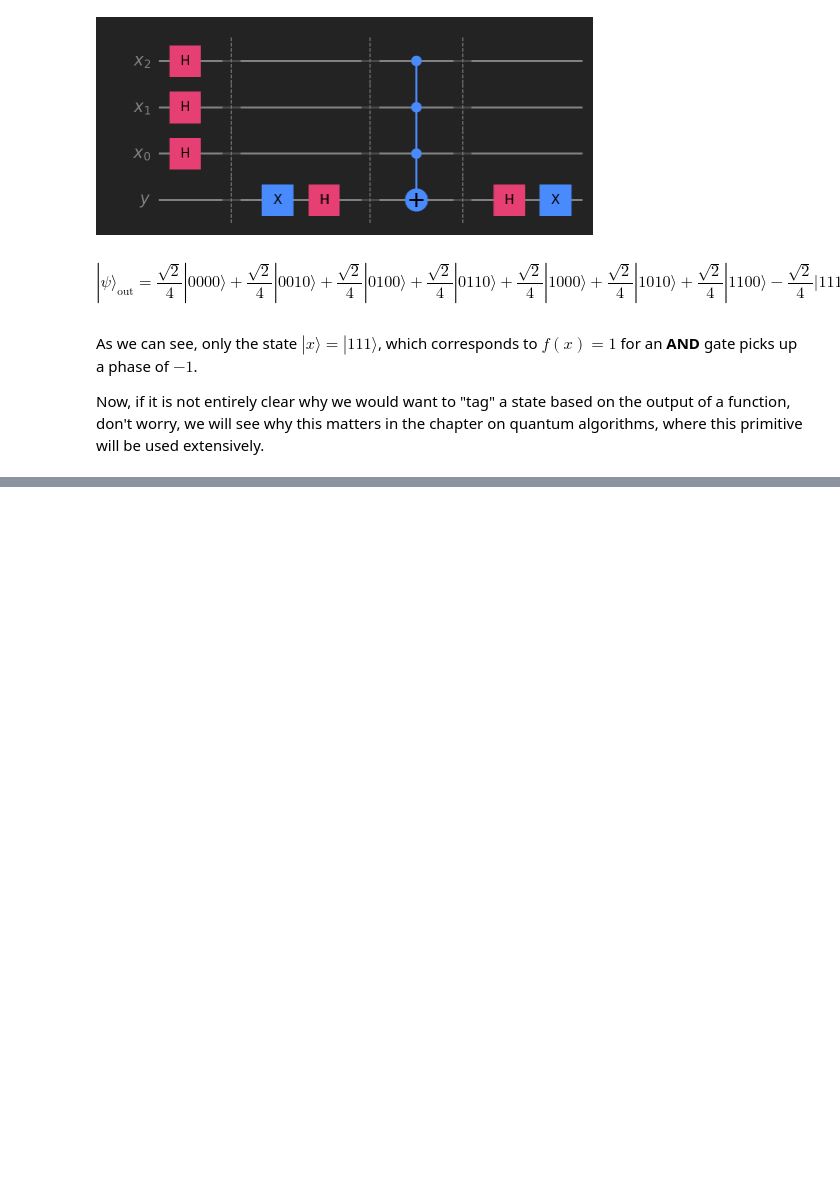
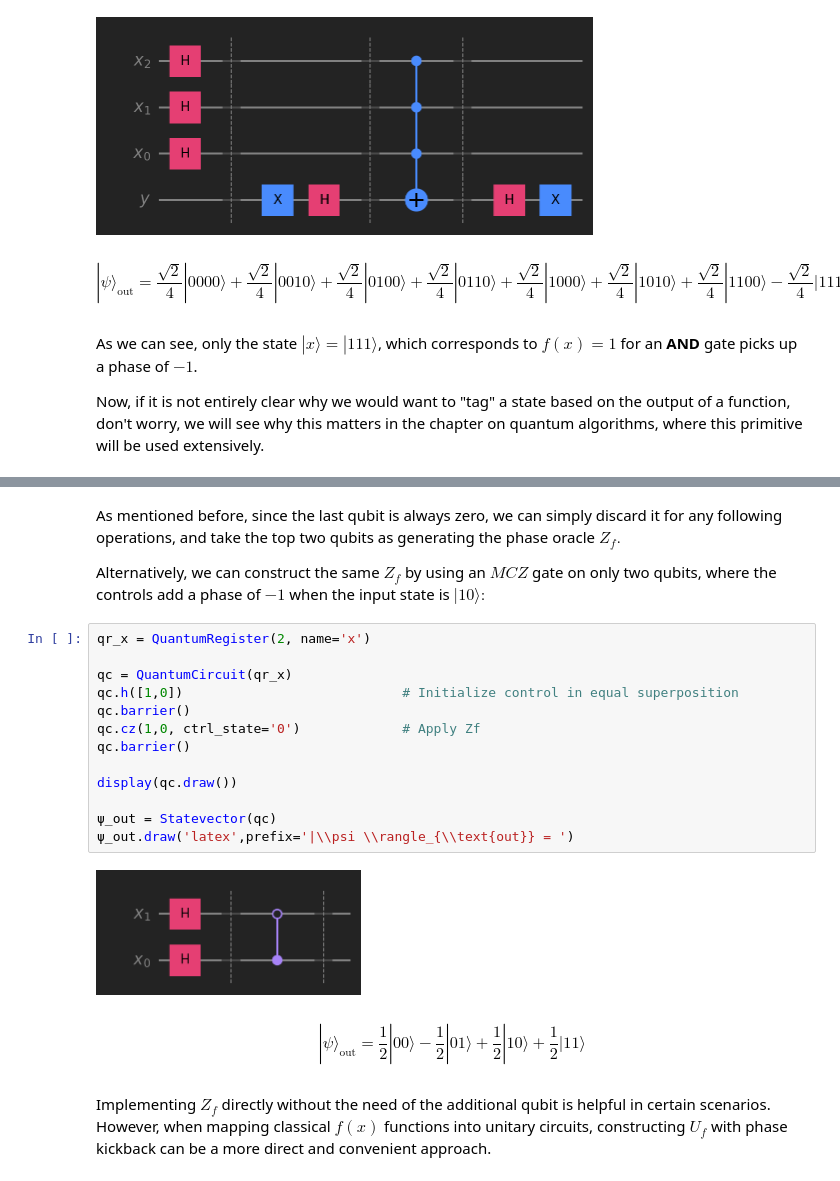
Before and after one commit to learn-quantum/lqc-textbook, a Jupyter notebook: chapters/02_quantum_computing/02_05_quantum_blocks.ipynb, the cells around one changed output, grey strips where cells are left out. Saved outputs shown, nothing was run; the diff lists cells and outputs as text; blank space fills up the shorter version.

```diff
--- a/chapters/02_quantum_computing/02_05_quantum_blocks.ipynb
+++ b/chapters/02_quantum_computing/02_05_quantum_blocks.ipynb
@@ -949,0 +1037,22 @@ Now, if it is not entirely clear why we would want to "tag" a state based on the
+# %% [markdown]
+As mentioned before, since the last qubit is always zero, we can simply discard it for any following operations, and take the top two qubits as generating the phase oracle $Z_f.$
+
+Alternatively, we can construct the same $Z_f$ by using an $MCZ$ gate on only two qubits, where the controls add a phase of $-1$ when the input state is $|10\rangle:$
+# %%
+qr_x = QuantumRegister(2, name='x')
+
+qc = QuantumCircuit(qr_x)
+qc.h([1,0])                            # Initialize control in equal superposition
+qc.barrier()
+qc.cz(1,0, ctrl_state='0')             # Apply Zf
+qc.barrier()
+
+display(qc.draw())
+
+ψ_out = Statevector(qc)
+ψ_out.draw('latex',prefix='|\\psi \\rangle_{\\text{out}} = ')
+# %% [output]
+[figure, added]
+$$|\psi \rangle_{\text{out}} = \frac{1}{2} |00\rangle- \frac{1}{2} |01\rangle+\frac{1}{2} |10\rangle+\frac{1}{2} |11\rangle$$
+# %% [markdown]
+Implementing $Z_f$ directly without the need of the additional qubit is helpful in certain scenarios. However, when mapping classical $f(x)$ functions into unitary circuits, constructing $U_f$ with phase kickback can be a more direct and convenient approach.
```
Also changed, not shown: parts of 9 cells of this notebook, 2 other files.
